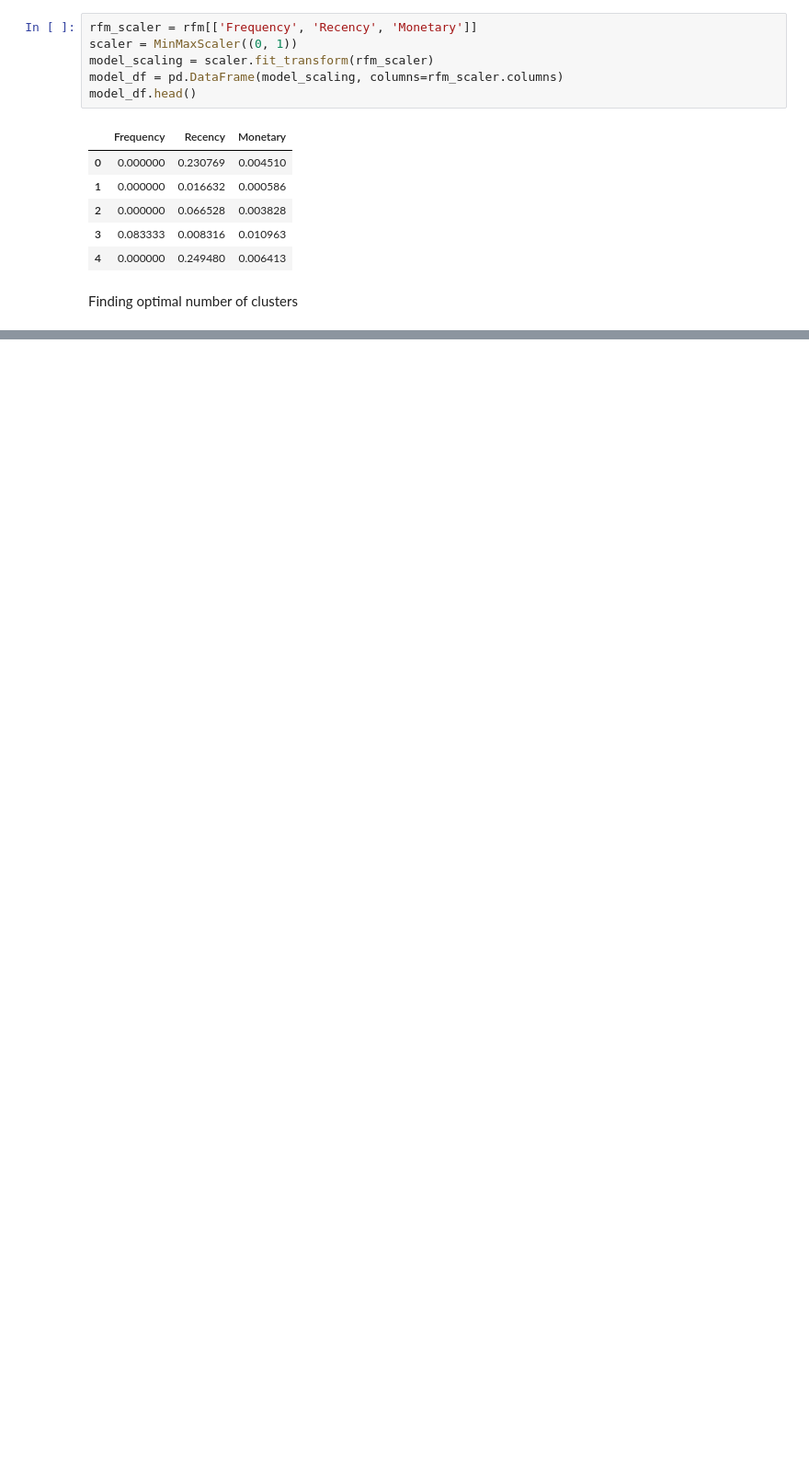
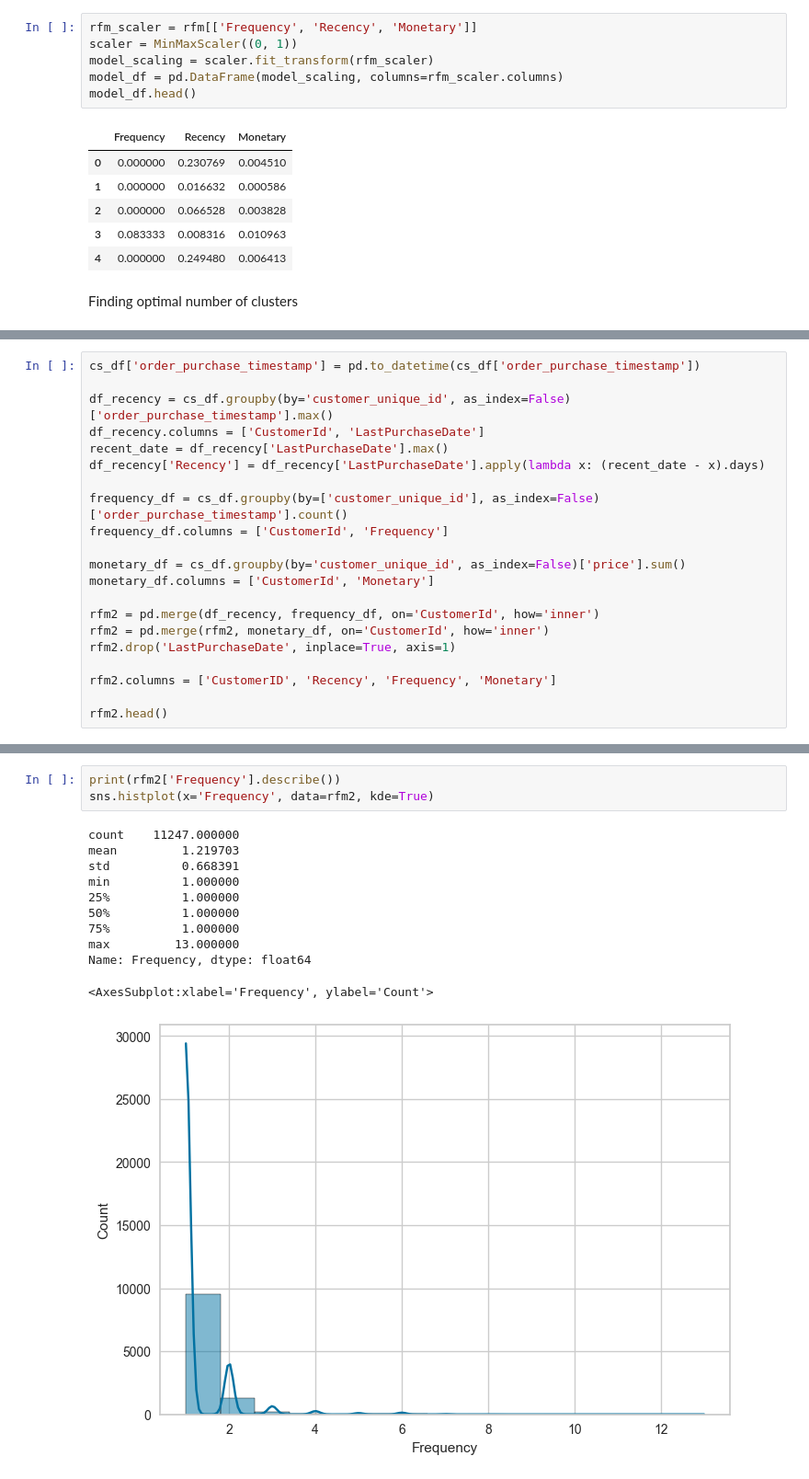
Before and after one commit to MatteoFerraresi/267161, a Jupyter notebook: main.ipynb, the cells around one changed output, grey strips where cells are left out. Shown at 92% size. Saved outputs shown, nothing was run; the diff lists cells and outputs as text; blank space fills up the shorter version.

```diff
--- a/main.ipynb
+++ b/main.ipynb
@@ -495 +497,22 @@ elbow.show()
 <AxesSubplot:title={'center':'Distortion Score Elbow for KMeans Clustering'}, xlabel='k', ylabel='distortion score'>
+# %%
+cs_df['order_purchase_timestamp'] = pd.to_datetime(cs_df['order_purchase_timestamp'])
+
+df_recency = cs_df.groupby(by='customer_unique_id', as_index=False)['order_purchase_timestamp'].max()
+df_recency.columns = ['CustomerId', 'LastPurchaseDate']
+recent_date = df_recency['LastPurchaseDate'].max()
+df_recency['Recency'] = df_recency['LastPurchaseDate'].apply(lambda x: (recent_date - x).days)
+
+frequency_df = cs_df.groupby(by=['customer_unique_id'], as_index=False)['order_purchase_timestamp'].count()
+frequency_df.columns = ['CustomerId', 'Frequency']
+
+monetary_df = cs_df.groupby(by='customer_unique_id', as_index=False)['price'].sum()
+monetary_df.columns = ['CustomerId', 'Monetary']
+
+rfm2 = pd.merge(df_recency, frequency_df, on='CustomerId', how='inner')
+rfm2 = pd.merge(rfm2, monetary_df, on='CustomerId', how='inner')
+rfm2.drop('LastPurchaseDate', inplace=True, axis=1)
+
+rfm2.columns = ['CustomerID', 'Recency', 'Frequency', 'Monetary']
+
+rfm2.head()
@@ -495,0 +526,15 @@ elbow.show()
+# %%
+print(rfm2['Frequency'].describe())
+sns.histplot(x='Frequency', data=rfm2, kde=True)
+# %% [output]
+count    11247.000000
+mean         1.219703
+std          0.668391
+min          1.000000
+25%          1.000000
+50%          1.000000
+75%          1.000000
+max         13.000000
+Name: Frequency, dtype: float64
+<AxesSubplot:xlabel='Frequency', ylabel='Count'>
+[figure, added]
```
Also changed, not shown: parts of 17 cells of this notebook.
